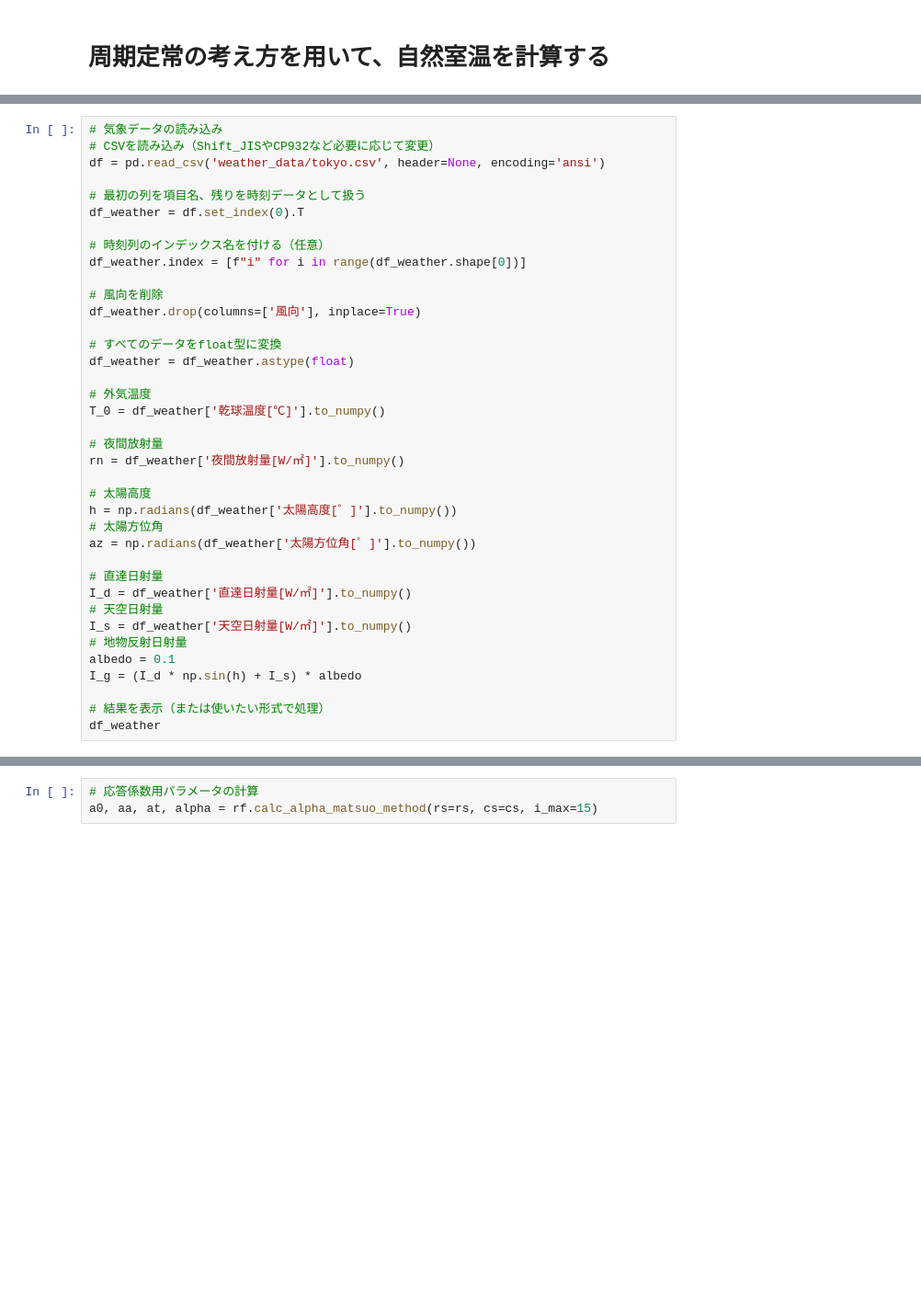
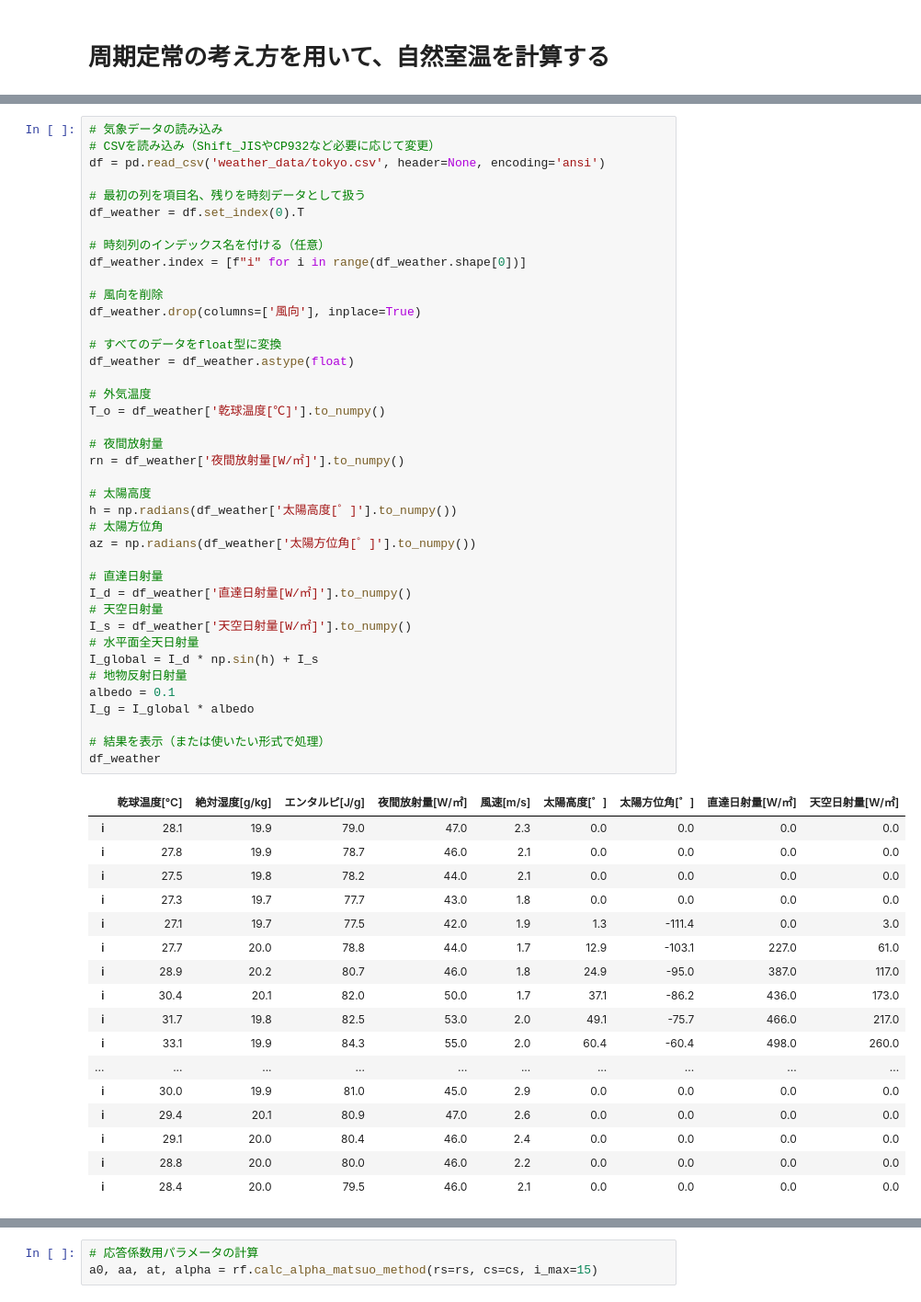
Before and after one commit to satoh-er/common, a Jupyter notebook: calc_cyclic_room_temp/calc_cyclic_room_temp.ipynb, the cells around one changed output, grey strips where cells are left out. Shown at 92% size. Cells and saved outputs as stored; diff of their text form; blank space fills up the shorter version.

```diff
--- a/calc_cyclic_room_temp/calc_cyclic_room_temp.ipynb
+++ b/calc_cyclic_room_temp/calc_cyclic_room_temp.ipynb
@@ -14,32 +15,52 @@ df = pd.read_csv('weather_data/tokyo.csv', header=None, encoding='ansi')
 df_weather = df.set_index(0).T
 
 # 時刻列のインデックス名を付ける（任意）
 df_weather.index = [f"i" for i in range(df_weather.shape[0])]
 
 # 風向を削除
 df_weather.drop(columns=['風向'], inplace=True)
 
 # すべてのデータをfloat型に変換
 df_weather = df_weather.astype(float)
 
 # 外気温度
-T_0 = df_weather['乾球温度[℃]'].to_numpy()
+T_o = df_weather['乾球温度[℃]'].to_numpy()
 
 # 夜間放射量
 rn = df_weather['夜間放射量[W/㎡]'].to_numpy()
 
 # 太陽高度
 h = np.radians(df_weather['太陽高度[゜]'].to_numpy())
 # 太陽方位角
 az = np.radians(df_weather['太陽方位角[゜]'].to_numpy())
 
 # 直達日射量
 I_d = df_weather['直達日射量[W/㎡]'].to_numpy()
 # 天空日射量
 I_s = df_weather['天空日射量[W/㎡]'].to_numpy()
+# 水平面全天日射量
+I_global = I_d * np.sin(h) + I_s
 # 地物反射日射量
 albedo = 0.1
-I_g = (I_d * np.sin(h) + I_s) * albedo
+I_g = I_global * albedo
 
 # 結果を表示（または使いたい形式で処理）
 df_weather
+# %% [output]
+|  | 乾球温度[℃] | 絶対湿度[g/kg] | エンタルピ[J/g] | 夜間放射量[W/㎡] | 風速[m/s] | 太陽高度[゜] | 太陽方位角[゜] | 直達日射量[W/㎡] | 天空日射量[W/㎡] |
+| i | 28.1 | 19.9 | 79.0 | 47.0 | 2.3 | 0.0 | 0.0 | 0.0 | 0.0 |
+| i | 27.8 | 19.9 | 78.7 | 46.0 | 2.1 | 0.0 | 0.0 | 0.0 | 0.0 |
+| i | 27.5 | 19.8 | 78.2 | 44.0 | 2.1 | 0.0 | 0.0 | 0.0 | 0.0 |
+| i | 27.3 | 19.7 | 77.7 | 43.0 | 1.8 | 0.0 | 0.0 | 0.0 | 0.0 |
+| i | 27.1 | 19.7 | 77.5 | 42.0 | 1.9 | 1.3 | -111.4 | 0.0 | 3.0 |
+| i | 27.7 | 20.0 | 78.8 | 44.0 | 1.7 | 12.9 | -103.1 | 227.0 | 61.0 |
+| i | 28.9 | 20.2 | 80.7 | 46.0 | 1.8 | 24.9 | -95.0 | 387.0 | 117.0 |
+| i | 30.4 | 20.1 | 82.0 | 50.0 | 1.7 | 37.1 | -86.2 | 436.0 | 173.0 |
+| i | 31.7 | 19.8 | 82.5 | 53.0 | 2.0 | 49.1 | -75.7 | 466.0 | 217.0 |
+| i | 33.1 | 19.9 | 84.3 | 55.0 | 2.0 | 60.4 | -60.4 | 498.0 | 260.0 |
+| ... | ... | ... | ... | ... | ... | ... | ... | ... | ... |
+| i | 30.0 | 19.9 | 81.0 | 45.0 | 2.9 | 0.0 | 0.0 | 0.0 | 0.0 |
+| i | 29.4 | 20.1 | 80.9 | 47.0 | 2.6 | 0.0 | 0.0 | 0.0 | 0.0 |
+| i | 29.1 | 20.0 | 80.4 | 46.0 | 2.4 | 0.0 | 0.0 | 0.0 | 0.0 |
+| i | 28.8 | 20.0 | 80.0 | 46.0 | 2.2 | 0.0 | 0.0 | 0.0 | 0.0 |
+| i | 28.4 | 20.0 | 79.5 | 46.0 | 2.1 | 0.0 | 0.0 | 0.0 | 0.0 |
```
Also changed, not shown: parts of 18 cells of this notebook.
